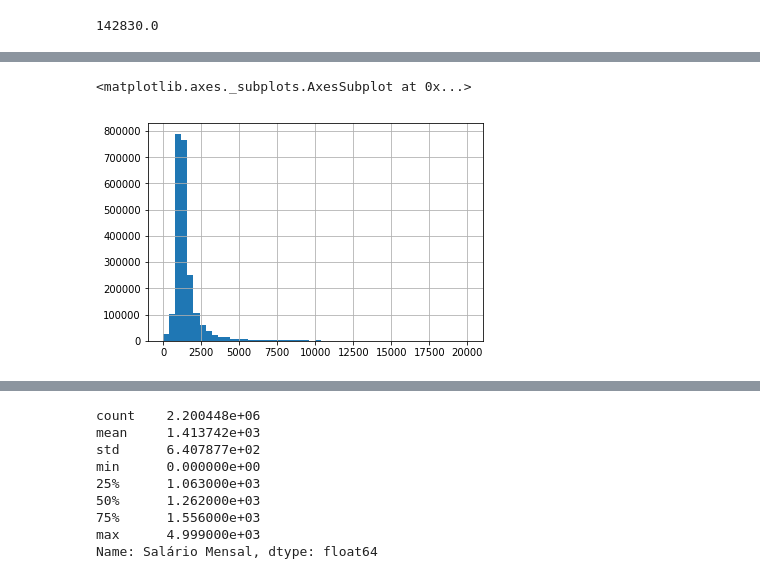
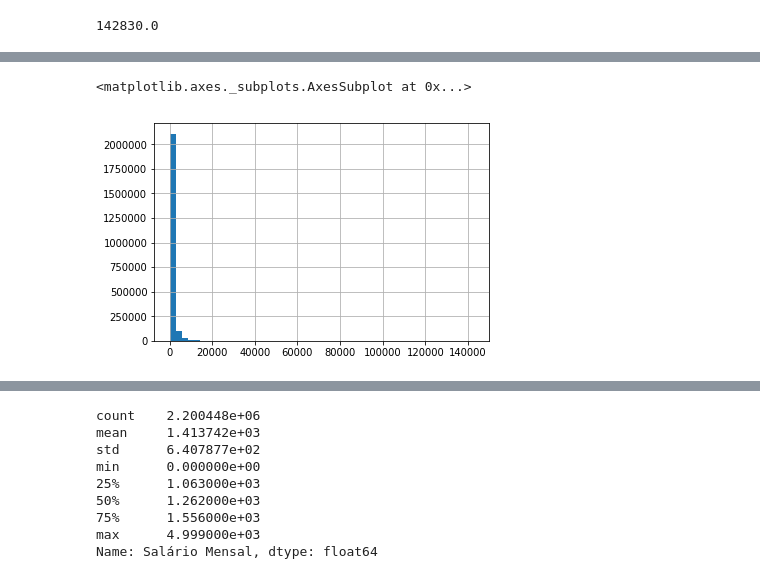
Before and after one commit to thiagodegan/Desafio01, a Jupyter notebook: Desafio.ipynb, the cells around one changed output, grey strips where cells are left out. Cells and saved outputs as stored; diff of their text form; code cells hidden in the pictures.

```diff
--- a/Desafio.ipynb
+++ b/Desafio.ipynb
@@ -143,6 +159,7 @@ data.plot.scatter(x='Idade',y='Salário Mensal')
-# %%
-salario.hist(bins=50, range=(0,20000))
-# %% [output]
-<matplotlib.axes._subplots.AxesSubplot at 0x...>
-[figure, removed]
+# %%
+#salario.hist(bins=50, range=(1000,120000))
+salario.hist(bins=50)
+# %% [output]
+<matplotlib.axes._subplots.AxesSubplot at 0x...>
+[figure, added]
 # %%
```
Also changed, not shown: parts of 6 cells of this notebook.
